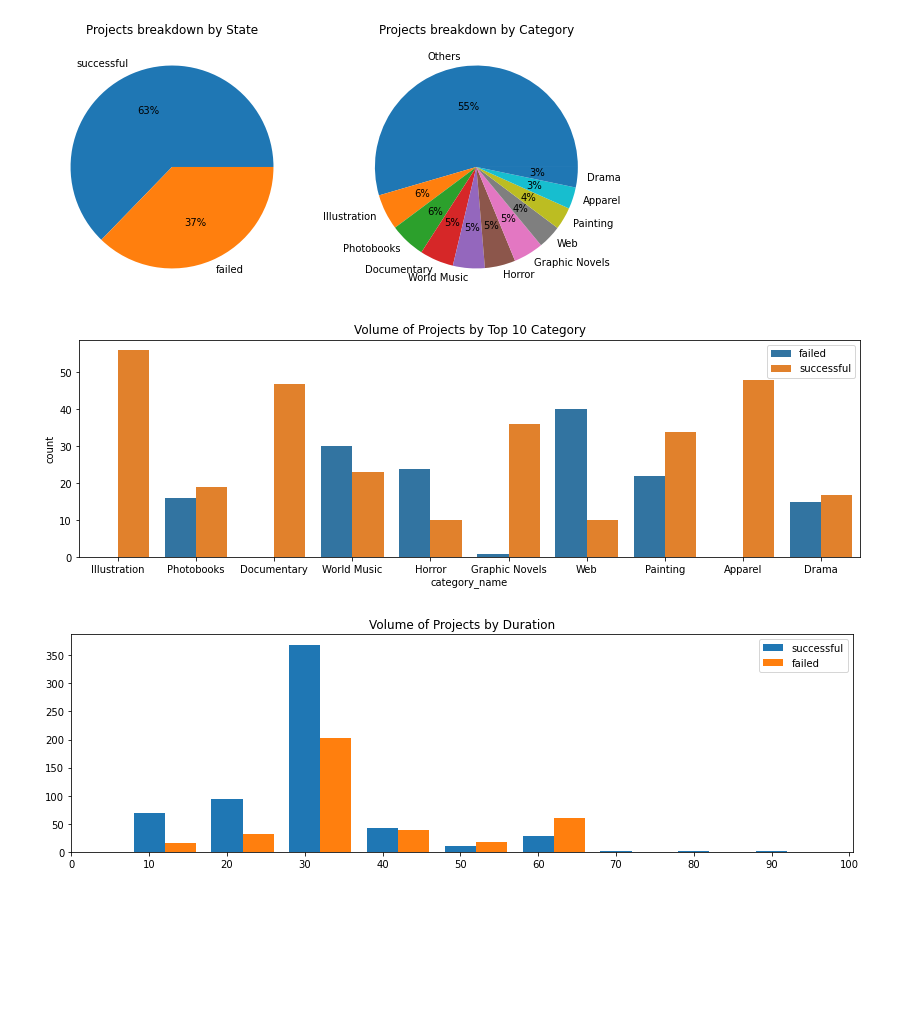
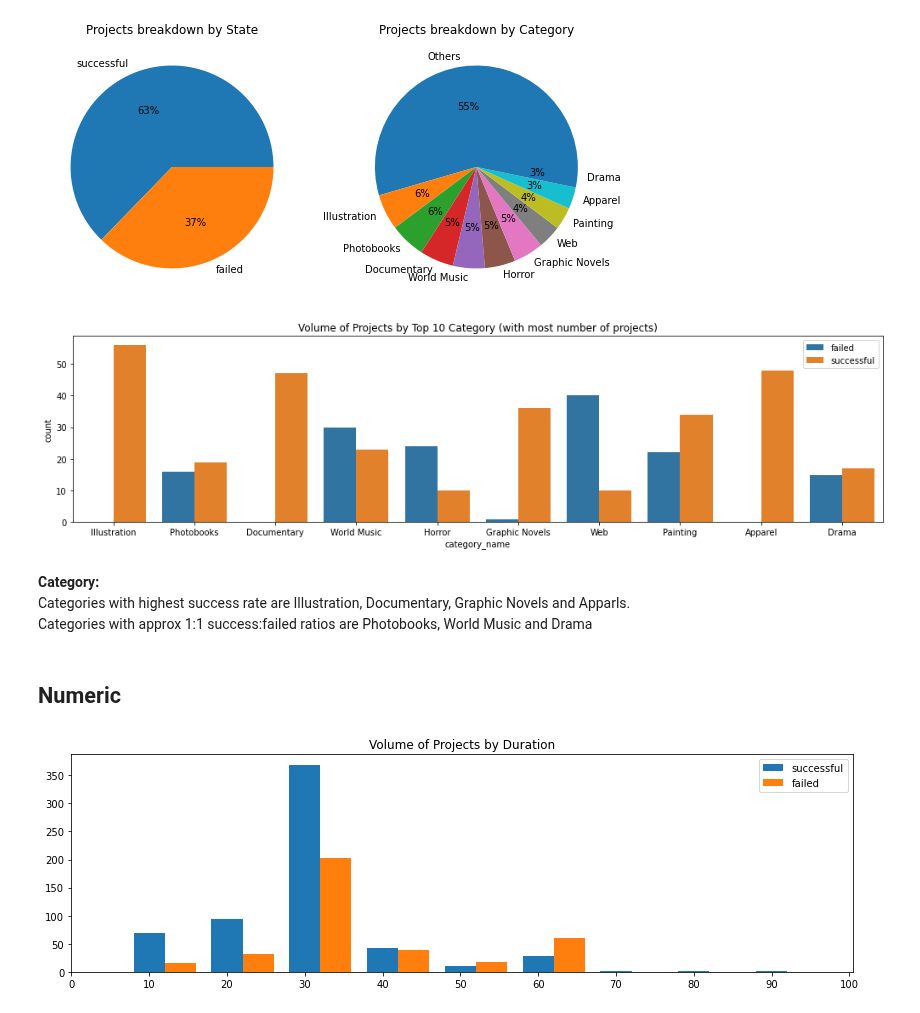
Before and after one commit to chuabern/BT4222_GrpProject, a Jupyter notebook: EDA.ipynb, the cells around one changed output. Cells and saved outputs as stored; diff of their text form; code cells hidden in the pictures; blank space fills up the shorter version.

```diff
--- a/EDA.ipynb
+++ b/EDA.ipynb
@@ -116,18 +116,26 @@ plt.show()
 # %% [output]
 [figure]
 # %%
+ax = plt.figure(figsize=(14,4))
+
 # Get the number of projects from top 10 most popular categories
 top_categories_df = df[df.category_name.isin(top_categories)]
 
-plt.figure(figsize=(14,4))
-g = sns.countplot(x='category_name', hue='state', data= top_categories_df)
+ax = sns.countplot(x='category_name', hue='state', data= top_categories_df)
 
-g.set_title('Volume of Projects by Top 10 Category')
-g.legend(['failed', 'successful'])
+ax.set_title('Volume of Projects by Top 10 Category (with most number of projects)')
+ax.legend(['failed', 'successful'])
 
+plt.tight_layout()
 plt.show()
 # %% [output]
-[figure, old version]
+[figure, new version]
+# %% [markdown]
+<b> Category: </b><br>
+Categories with highest success rate are Illustration, Documentary, Graphic Novels and Apparls. <br>
+Categories with approx 1:1 success:failed ratios are Photobooks, World Music and Drama
+# %% [markdown]
+## Numeric
 # %%
 # Get the number of projects by duration
 plt.figure(figsize=(14,4))
```
Also changed, not shown: parts of 9 cells of this notebook.
